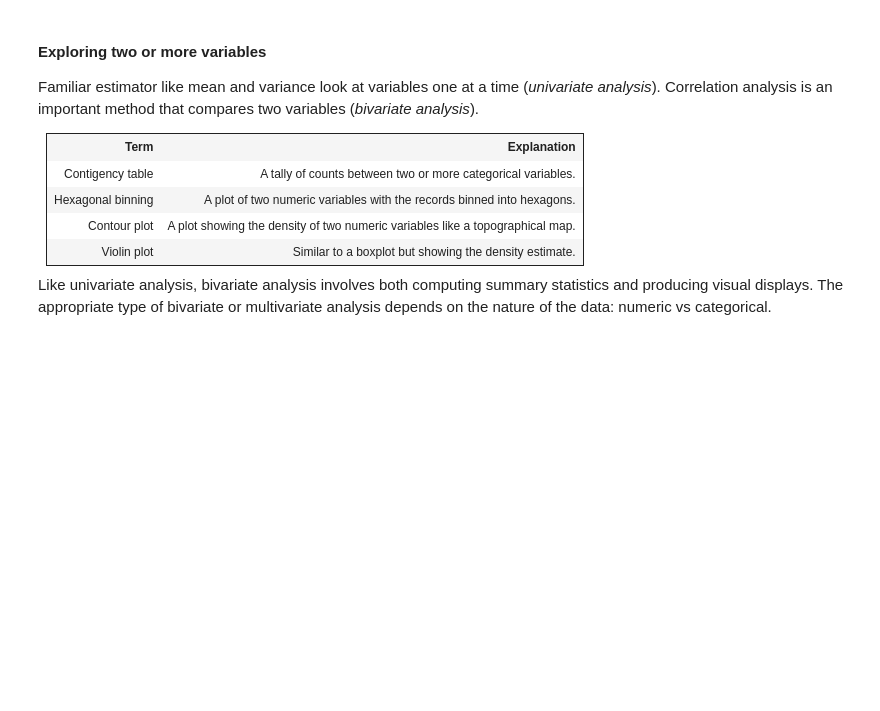
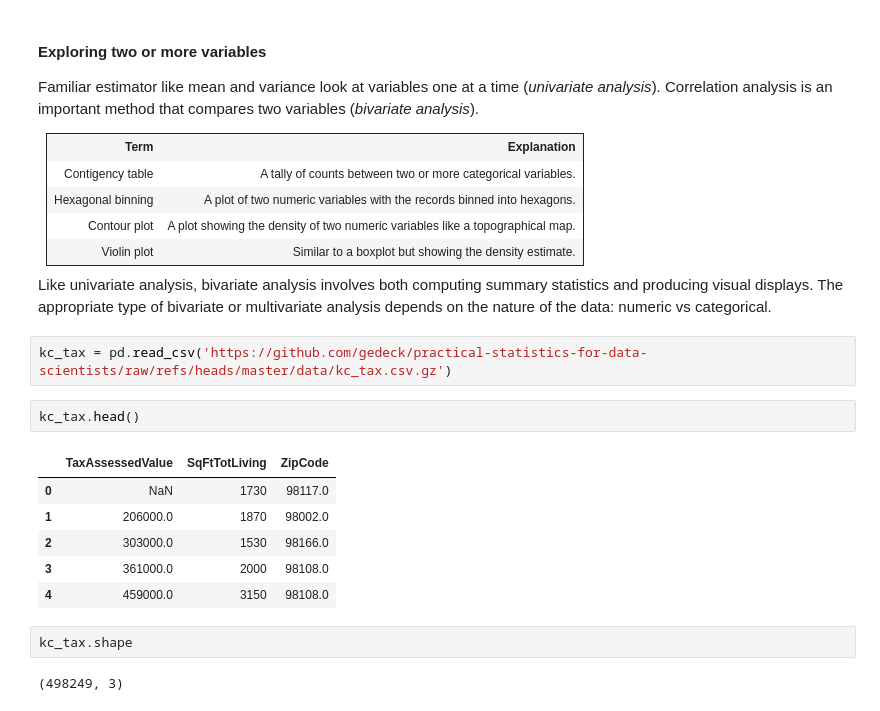
Before and after one commit to Drieger/practical-statistics-for-data-scientists, a Jupyter notebook: 1. Exploratory Data Analysis/eda.ipynb, the cells around one changed output. Saved outputs shown, nothing was run; the diff lists cells and outputs as text; blank space fills up the shorter version.

```diff
--- a/1. Exploratory Data Analysis/eda.ipynb
+++ b/1. Exploratory Data Analysis/eda.ipynb
@@ -487,3 +487,18 @@ Familiar estimator like mean and variance look at variables one at a time (_univ
 </table>
 
 Like univariate analysis, bivariate analysis involves both computing summary statistics and producing visual displays. The appropriate type of bivariate or multivariate analysis depends on the nature of the data: numeric vs categorical.
+# %%
+kc_tax = pd.read_csv('https://github.com/gedeck/practical-statistics-for-data-scientists/raw/refs/heads/master/data/kc_tax.csv.gz')
+# %%
+kc_tax.head()
+# %% [output]
+|  | TaxAssessedValue | SqFtTotLiving | ZipCode |
+| 0 | NaN | 1730 | 98117.0 |
+| 1 | 206000.0 | 1870 | 98002.0 |
+| 2 | 303000.0 | 1530 | 98166.0 |
+| 3 | 361000.0 | 2000 | 98108.0 |
+| 4 | 459000.0 | 3150 | 98108.0 |
+# %%
+kc_tax.shape
+# %% [output]
+(498249, 3)
```
Also changed, not shown: parts of 5 cells of this notebook.
